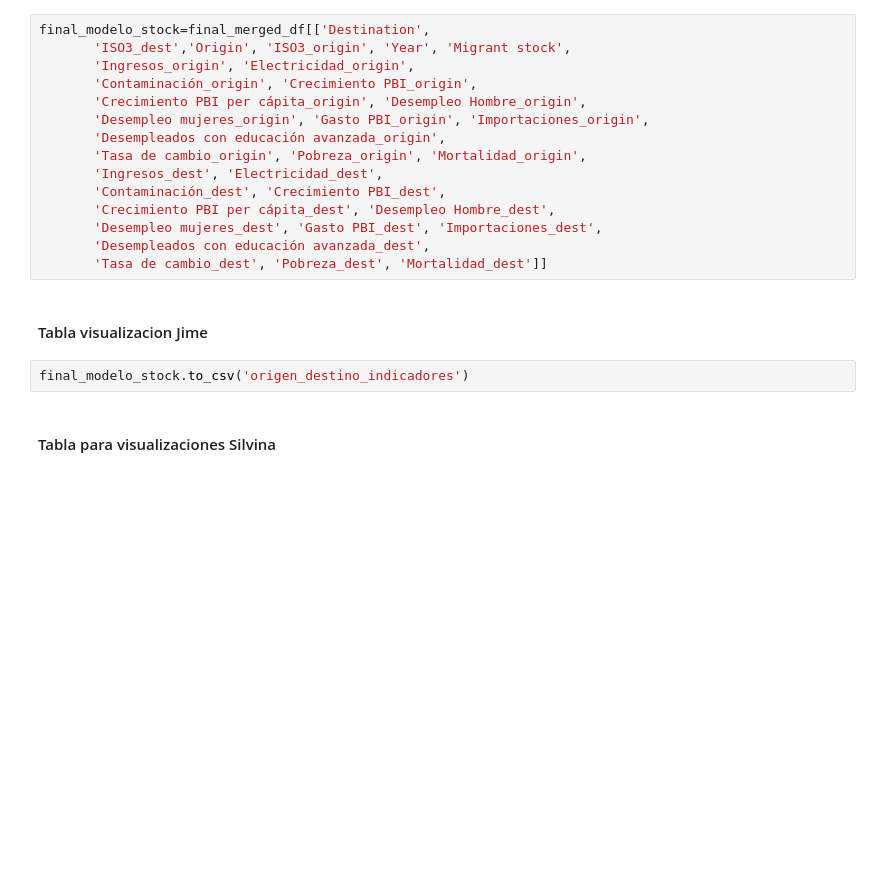
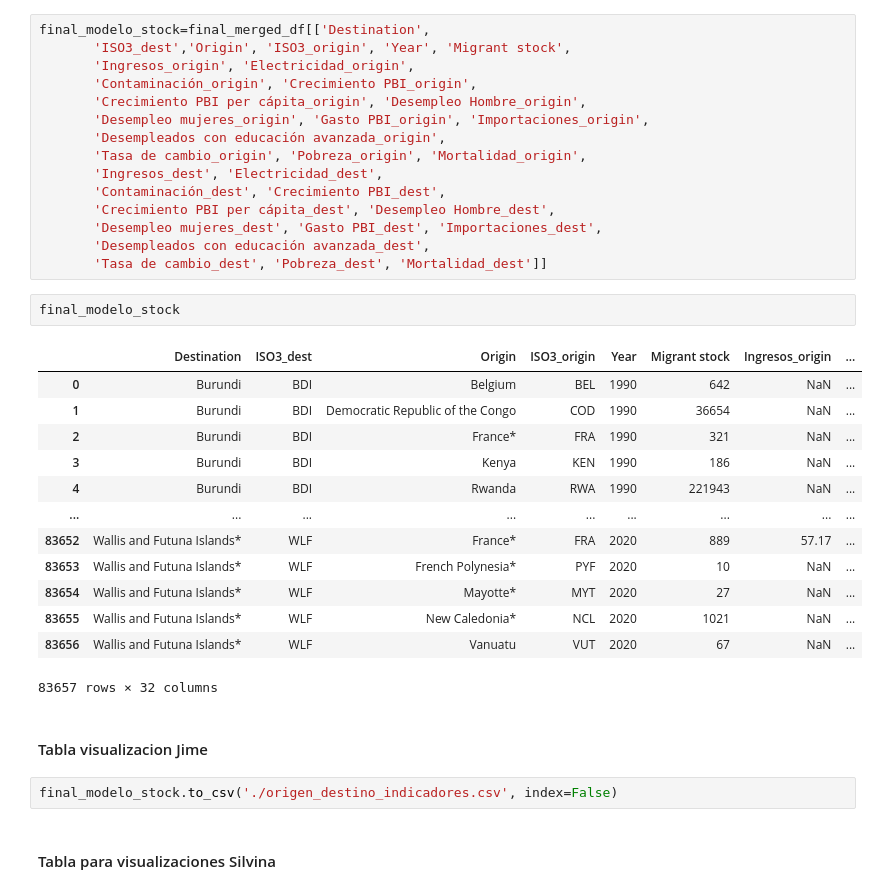
Before and after one commit to DATASCIENTISTSHENRY/PF_DataScience_Migraciones, a Jupyter notebook: ETL_NACIONES_UNIDAS/ETL_NACIONES_UNIDAS.ipynb, the cells around one changed output. Drawn from its saved outputs; the diff is of its cells as text; blank space fills up the shorter version.

Commit message:
feat(ETL_NACIONES_UNIDAS): ADD files.
ADD necessary files from a generated dataframe.

```diff
--- a/ETL_NACIONES_UNIDAS/ETL_NACIONES_UNIDAS.ipynb
+++ b/ETL_NACIONES_UNIDAS/ETL_NACIONES_UNIDAS.ipynb
@@ -171,10 +171,26 @@ final_modelo_stock=final_merged_df[['Destination',
        'Desempleo mujeres_dest', 'Gasto PBI_dest', 'Importaciones_dest',
        'Desempleados con educación avanzada_dest',
        'Tasa de cambio_dest', 'Pobreza_dest', 'Mortalidad_dest']]
+# %%
+final_modelo_stock
+# %% [output]
+|  | Destination | ISO3_dest | Origin | ISO3_origin | Year | Migrant stock | Ingresos_origin | ... |
+| 0 | Burundi | BDI | Belgium | BEL | 1990 | 642 | NaN | ... |
+| 1 | Burundi | BDI | Democratic Republic of the Congo | COD | 1990 | 36654 | NaN | ... |
+| 2 | Burundi | BDI | France* | FRA | 1990 | 321 | NaN | ... |
+| 3 | Burundi | BDI | Kenya | KEN | 1990 | 186 | NaN | ... |
+| 4 | Burundi | BDI | Rwanda | RWA | 1990 | 221943 | NaN | ... |
+| ... | ... | ... | ... | ... | ... | ... | ... | ... |
+| 83652 | Wallis and Futuna Islands* | WLF | France* | FRA | 2020 | 889 | 57.17 | ... |
+| 83653 | Wallis and Futuna Islands* | WLF | French Polynesia* | PYF | 2020 | 10 | NaN | ... |
+| 83654 | Wallis and Futuna Islands* | WLF | Mayotte* | MYT | 2020 | 27 | NaN | ... |
+| 83655 | Wallis and Futuna Islands* | WLF | New Caledonia* | NCL | 2020 | 1021 | NaN | ... |
+| 83656 | Wallis and Futuna Islands* | WLF | Vanuatu | VUT | 2020 | 67 | NaN | ... |
+83657 rows × 32 columns
 # %% [markdown]
 #### Tabla visualizacion Jime
 # %%
-final_modelo_stock.to_csv('origen_destino_indicadores')
+final_modelo_stock.to_csv('./origen_destino_indicadores.csv', index=False)
 # %% [markdown]
 #### Tabla para visualizaciones Silvina
 # %%
```
Also changed, not shown: parts of 1 cell of this notebook, 1 other file.
